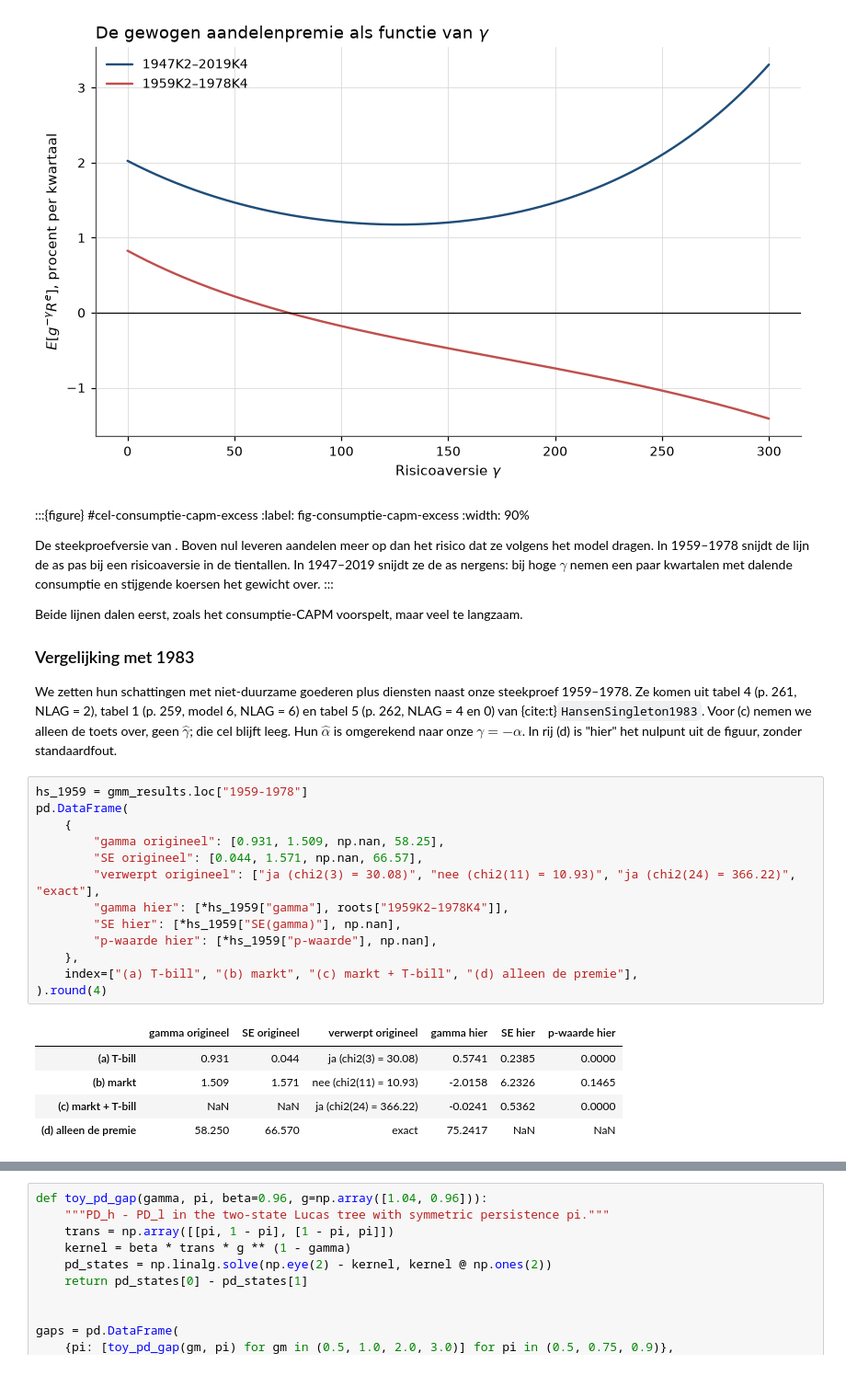
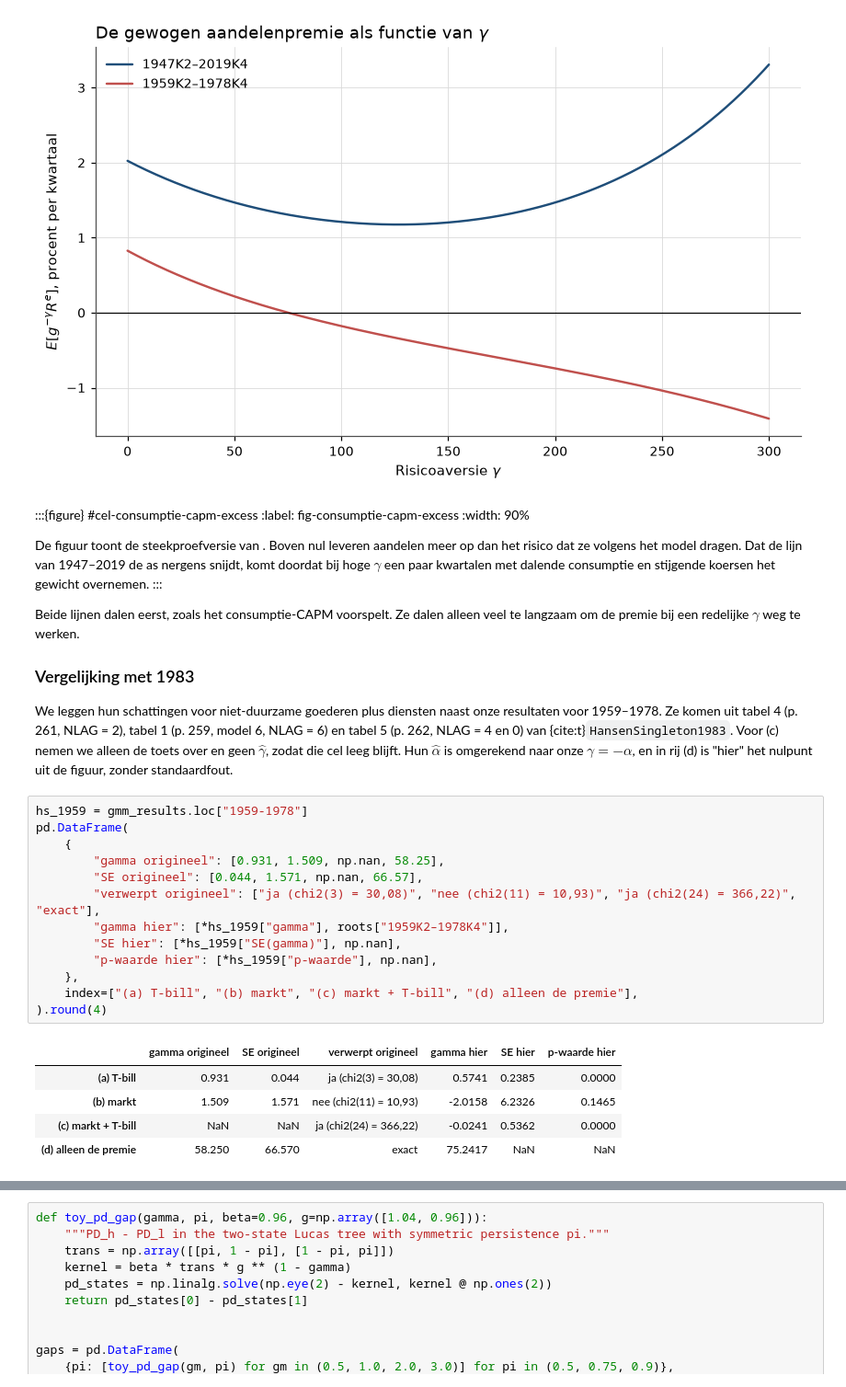
Before and after one commit to MaartenN14/history-asset-pricing, a Jupyter notebook: lectures/03_12_consumptie_capm.ipynb, the cells around one changed output, grey strips where cells are left out. Shown at 92% size. Cells and saved outputs as stored; diff of their text form.

```diff
--- a/lectures/03_12_consumptie_capm.ipynb
+++ b/lectures/03_12_consumptie_capm.ipynb
@@ -1005,42 +1019,41 @@ plt.show()
 :label: fig-consumptie-capm-excess
 :width: 90%
 
-De steekproefversie van [](#eq-consumptie-capm-excess). Boven nul leveren
-aandelen meer op dan het risico dat ze volgens het model dragen. In 1959–1978
-snijdt de lijn de as pas bij een risicoaversie in de tientallen. In 1947–2019
-snijdt ze de as nergens: bij hoge $\gamma$ nemen een paar kwartalen met dalende
-consumptie en stijgende koersen het gewicht over.
+De figuur toont de steekproefversie van [](#eq-consumptie-capm-excess). Boven nul leveren
+aandelen meer op dan het risico dat ze volgens het model dragen. Dat de lijn van
+1947–2019 de as nergens snijdt, komt doordat bij hoge $\gamma$ een paar kwartalen met
+dalende consumptie en stijgende koersen het gewicht overnemen.
 :::
 
-Beide lijnen dalen eerst, zoals het consumptie-CAPM voorspelt, maar veel te
-langzaam.
+Beide lijnen dalen eerst, zoals het consumptie-CAPM voorspelt. Ze dalen alleen veel te
+langzaam om de premie bij een redelijke $\gamma$ weg te werken.
 
 ### Vergelijking met 1983
 
-We zetten hun schattingen met niet-duurzame goederen plus diensten naast onze
-steekproef 1959–1978. Ze komen uit tabel 4 (p. 261, NLAG = 2), tabel 1 (p. 259,
+We leggen hun schattingen voor niet-duurzame goederen plus diensten naast onze resultaten
+voor 1959–1978. Ze komen uit tabel 4 (p. 261, NLAG = 2), tabel 1 (p. 259,
 model 6, NLAG = 6) en tabel 5 (p. 262, NLAG = 4 en 0) van
-{cite:t}`HansenSingleton1983`. Voor (c) nemen we alleen de toets over, geen
-$\hat\gamma$; die cel blijft leeg.
-Hun $\hat\alpha$ is omgerekend naar onze $\gamma = -\alpha$. In rij (d) is "hier" het
+{cite:t}`HansenSingleton1983`. Voor (c) nemen we alleen de toets over en geen
+$\hat\gamma$, zodat die cel leeg blijft. Hun $\hat\alpha$ is omgerekend naar onze $\gamma = -\alpha$,
+en in rij (d) is "hier" het
 nulpunt uit de figuur, zonder standaardfout.
 # %%
 hs_1959 = gmm_results.loc["1959-1978"]
 pd.DataFrame(
     {
         "gamma origineel": [0.931, 1.509, np.nan, 58.25],
         "SE origineel": [0.044, 1.571, np.nan, 66.57],
-        "verwerpt origineel": ["ja (chi2(3) = 30.08)", "nee (chi2(11) = 10.93)", "ja (chi2(24) = 366.22)", "exact"],
+        "verwerpt origineel": ["ja (chi2(3) = 30,08)", "nee (chi2(11) = 10,93)", "ja (chi2(24) = 366,22)", "exact"],
         "gamma hier": [*hs_1959["gamma"], roots["1959K2–1978K4"]],
         "SE hier": [*hs_1959["SE(gamma)"], np.nan],
         "p-waarde hier": [*hs_1959["p-waarde"], np.nan],
     },
     index=["(a) T-bill", "(b) markt", "(c) markt + T-bill", "(d) alleen de premie"],
 ).round(4)
 # %% [output]
 |  | gamma origineel | SE origineel | verwerpt origineel | gamma hier | SE hier | p-waarde hier |
-| (a) T-bill | 0.931 | 0.044 | ja (chi2(3) = 30.08) | 0.5741 | 0.2385 | 0.0000 |
-| (b) markt | 1.509 | 1.571 | nee (chi2(11) = 10.93) | -2.0158 | 6.2326 | 0.1465 |
-| (c) markt + T-bill | NaN | NaN | ja (chi2(24) = 366.22) | -0.0241 | 0.5362 | 0.0000 |
+| (a) T-bill | 0.931 | 0.044 | ja (chi2(3) = 30,08) | 0.5741 | 0.2385 | 0.0000 |
+| (b) markt | 1.509 | 1.571 | nee (chi2(11) = 10,93) | -2.0158 | 6.2326 | 0.1465 |
+| (c) markt + T-bill | NaN | NaN | ja (chi2(24) = 366,22) | -0.0241 | 0.5362 | 0.0000 |
 | (d) alleen de premie | 58.250 | 66.570 | exact | 75.2417 | NaN | NaN |
 # %% [markdown]
```
Also changed, not shown: parts of 15 cells of this notebook, 4 other files.
